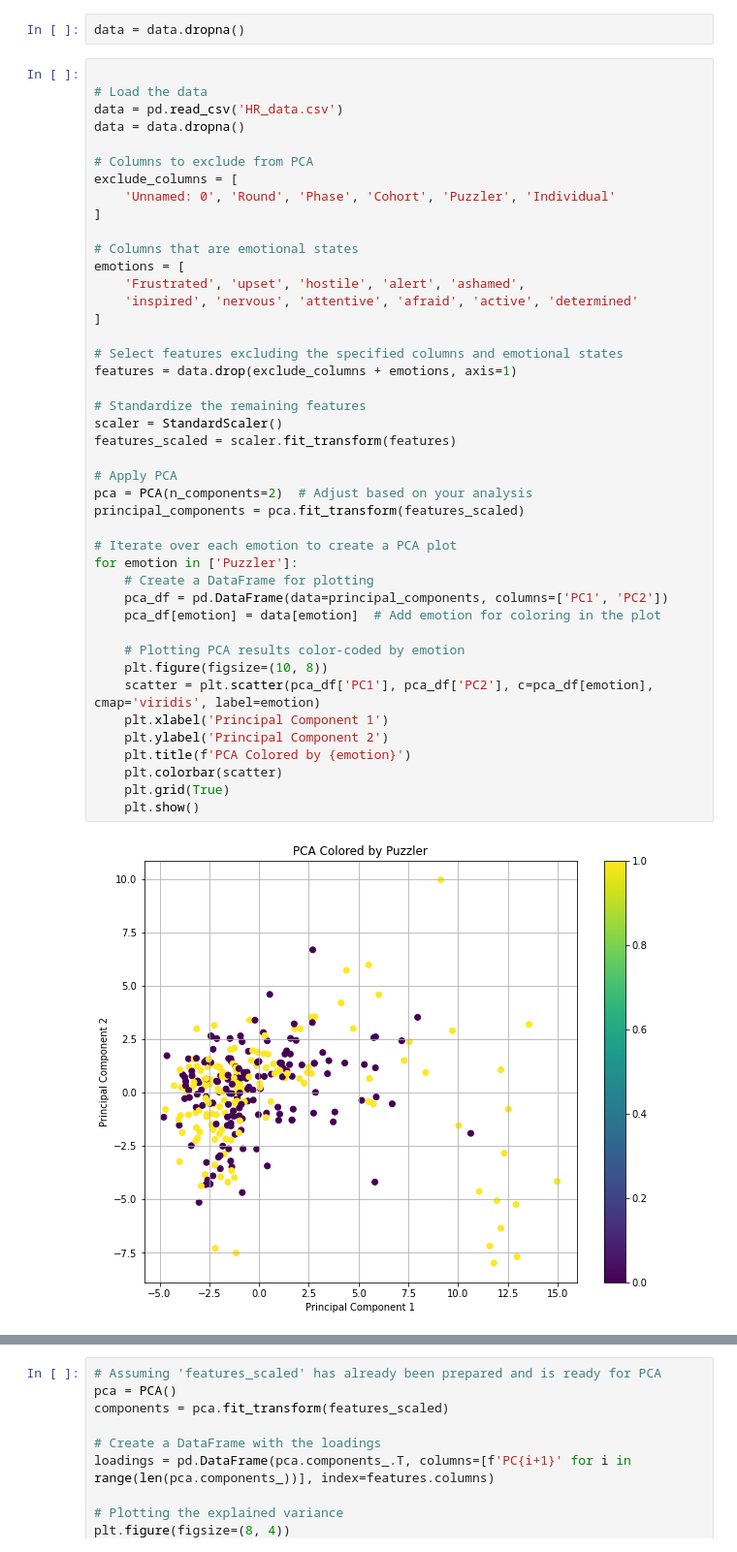
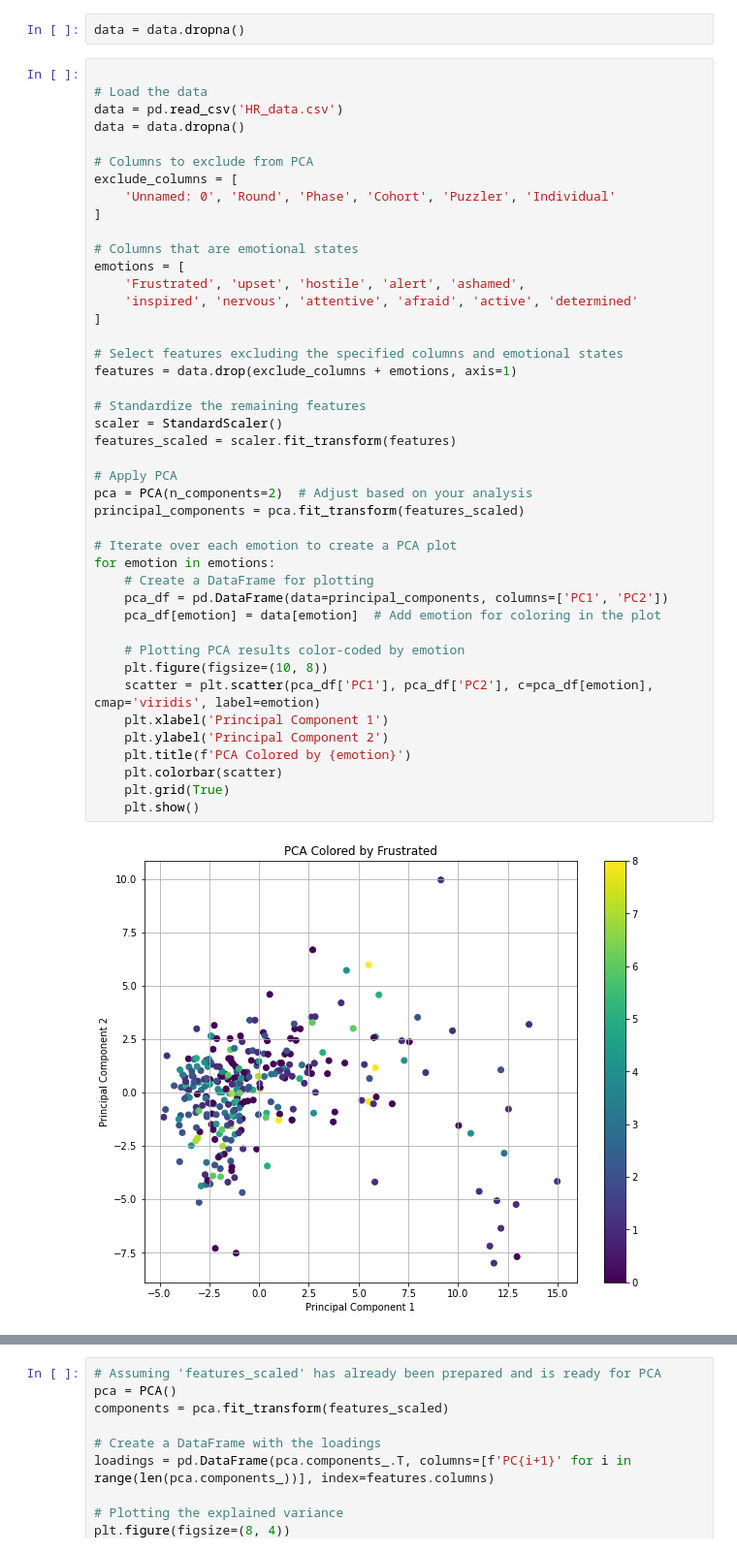
Before and after one commit to Zzanis/Case_1, a Jupyter notebook: exploratory_analysis_case2.ipynb, the cells around one changed output, grey strips where cells are left out. Shown at 97% size. Saved outputs shown, nothing was run; the diff lists cells and outputs as text.

```diff
--- a/exploratory_analysis_case2.ipynb
+++ b/exploratory_analysis_case2.ipynb
@@ -93,32 +93,32 @@ emotions = [
     'Frustrated', 'upset', 'hostile', 'alert', 'ashamed',
     'inspired', 'nervous', 'attentive', 'afraid', 'active', 'determined'
 ]
 
 # Select features excluding the specified columns and emotional states
 features = data.drop(exclude_columns + emotions, axis=1)
 
 # Standardize the remaining features
 scaler = StandardScaler()
 features_scaled = scaler.fit_transform(features)
 
 # Apply PCA
 pca = PCA(n_components=2)  # Adjust based on your analysis
 principal_components = pca.fit_transform(features_scaled)
 
 # Iterate over each emotion to create a PCA plot
-for emotion in ['Puzzler']:
+for emotion in emotions:
     # Create a DataFrame for plotting
     pca_df = pd.DataFrame(data=principal_components, columns=['PC1', 'PC2'])
     pca_df[emotion] = data[emotion]  # Add emotion for coloring in the plot
 
     # Plotting PCA results color-coded by emotion
     plt.figure(figsize=(10, 8))
     scatter = plt.scatter(pca_df['PC1'], pca_df['PC2'], c=pca_df[emotion], cmap='viridis', label=emotion)
     plt.xlabel('Principal Component 1')
     plt.ylabel('Principal Component 2')
     plt.title(f'PCA Colored by {emotion}')
     plt.colorbar(scatter)
     plt.grid(True)
     plt.show()
 # %% [output]
-[figure, old version]
+[figure, new version]
```
Also changed, not shown: parts of 1 cell of this notebook.
